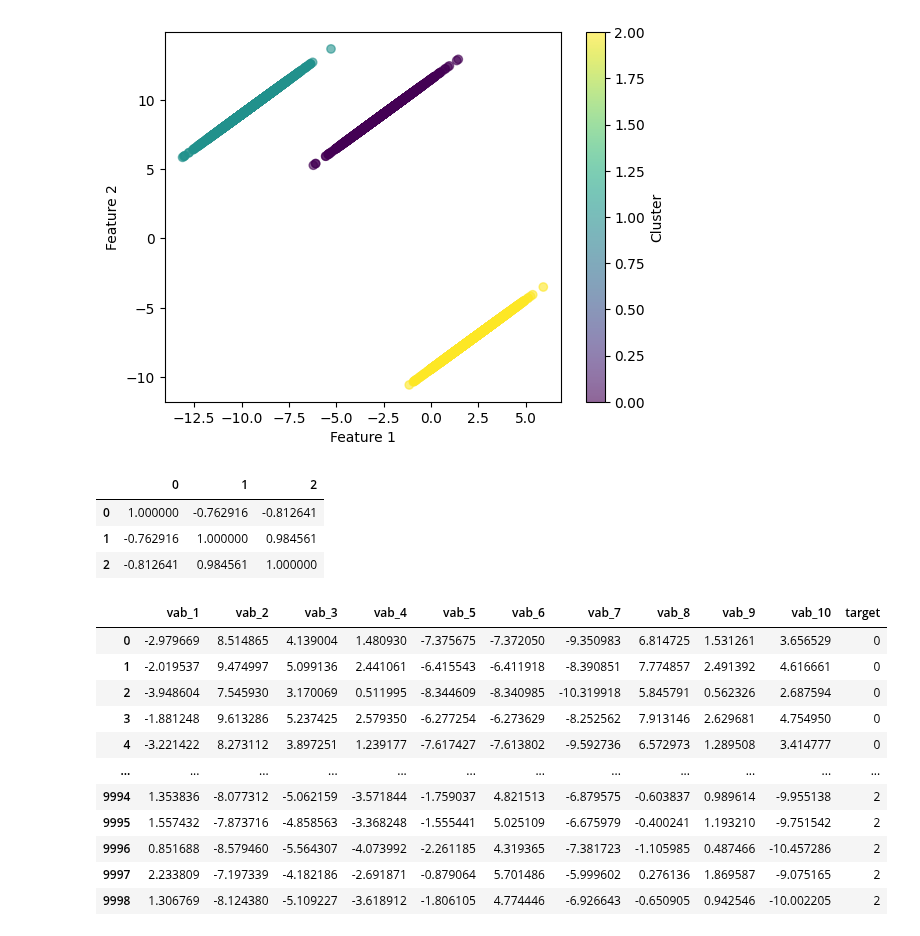
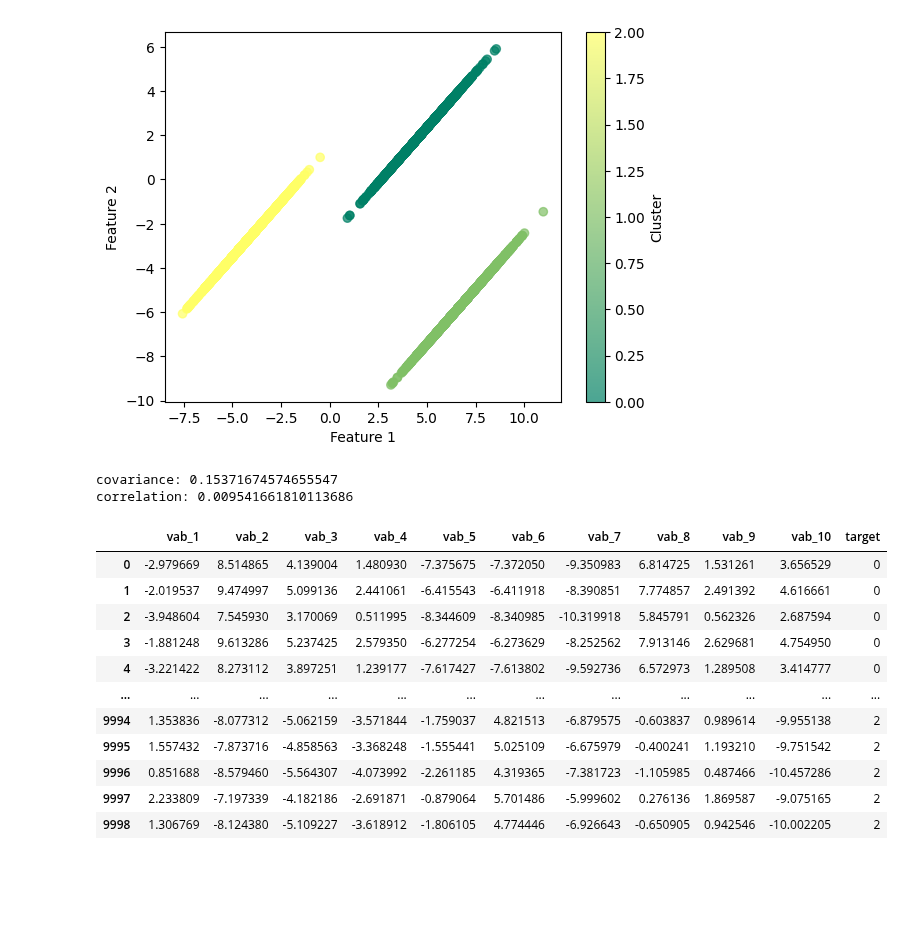
Before and after one commit to depa-tto/Thesis, a Jupyter notebook: attempt_3.ipynb, the cells around one changed output. Cells and saved outputs as stored; diff of their text form; code cells hidden in the pictures; blank space fills up the shorter version.

Commit message:
correlation studies

```diff
--- a/attempt_3.ipynb
+++ b/attempt_3.ipynb
@@ -17,9 +17,9 @@ def generate_correlated_clusters(n_samples,n_features,n_clusters,correlation=0.5
 
     X, y = [],[]
 
-    for i,center in enumerate(centers):
+    for i, center in enumerate(centers):
 
-        cov_matrix = np.full((n_features, n_features) correlation)
+        cov_matrix = np.full((n_features,n_features),correlation)
         np.fill_diagonal(cov_matrix,1)
 
         cluster_samples = np.random.multivariate_normal(mean=center,cov=cov_matrix,size=n_samples // n_clusters)
@@ -33,22 +33,29 @@ def generate_correlated_clusters(n_samples,n_features,n_clusters,correlation=0.5
     return X, y
 # %%
 X, y = generate_correlated_clusters(n_samples=10000,n_features=10,n_clusters=3,correlation=1,random_state=42)
-# X = X + np.random.normal(scale=0.3,size=X.shape) # from 0 to 1
-
-plt.scatter(X[:,0],X[:,1],c=y,cmap='viridis',alpha=0.6)
-plt.xlabel("Feature 1")
-plt.ylabel("Feature 2")
-plt.colorbar(label="Cluster")
-plt.show()
+X = X + np.random.normal(scale=0,size=X.shape)
-# %% [output]
-[figure, removed]
-# %%
-pd.DataFrame(X[:,[0,1,2]]).corr()
-# %% [output]
-|  | 0 | 1 | 2 |
-| 0 | 1.000000 | -0.762916 | -0.812641 |
-| 1 | -0.762916 | 1.000000 | 0.984561 |
-| 2 | -0.812641 | 0.984561 | 1.000000 |
+# %%
+plt.scatter(X[:,2],X[:,3],c=y,cmap='summer',alpha=0.7)
+plt.xlabel("Feature 1")
+plt.ylabel("Feature 2")
+plt.colorbar(label="Cluster")
+plt.show()
+# %% [output]
+[figure, added]
+# %%
+cov_matrix = np.cov(X[:, 2], X[:, 3])
+cov_xy = cov_matrix[0, 1]
+
+std_x = np.std(X[:, 2], ddof=1)
+std_y = np.std(X[:, 3], ddof=1)
+
+corr_xy = cov_xy / (std_x * std_y)
+
+print("covariance:", cov_xy)
+print("correlation:", corr_xy)
+# %% [output]
+covariance: 0.15371674574655547
+correlation: 0.009541661810113686
 # %%
 dataset = pd.DataFrame(X)
 # %%
```
